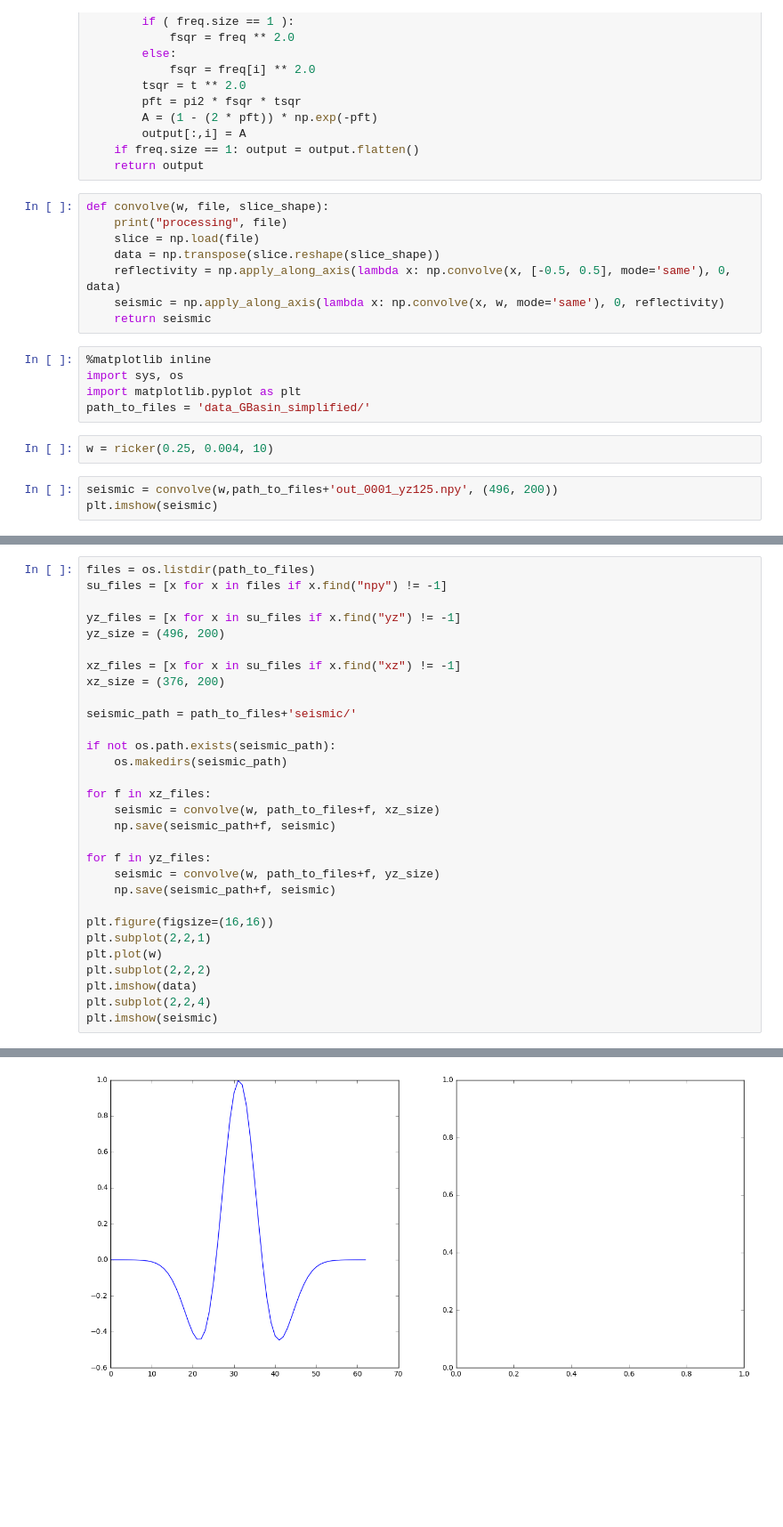
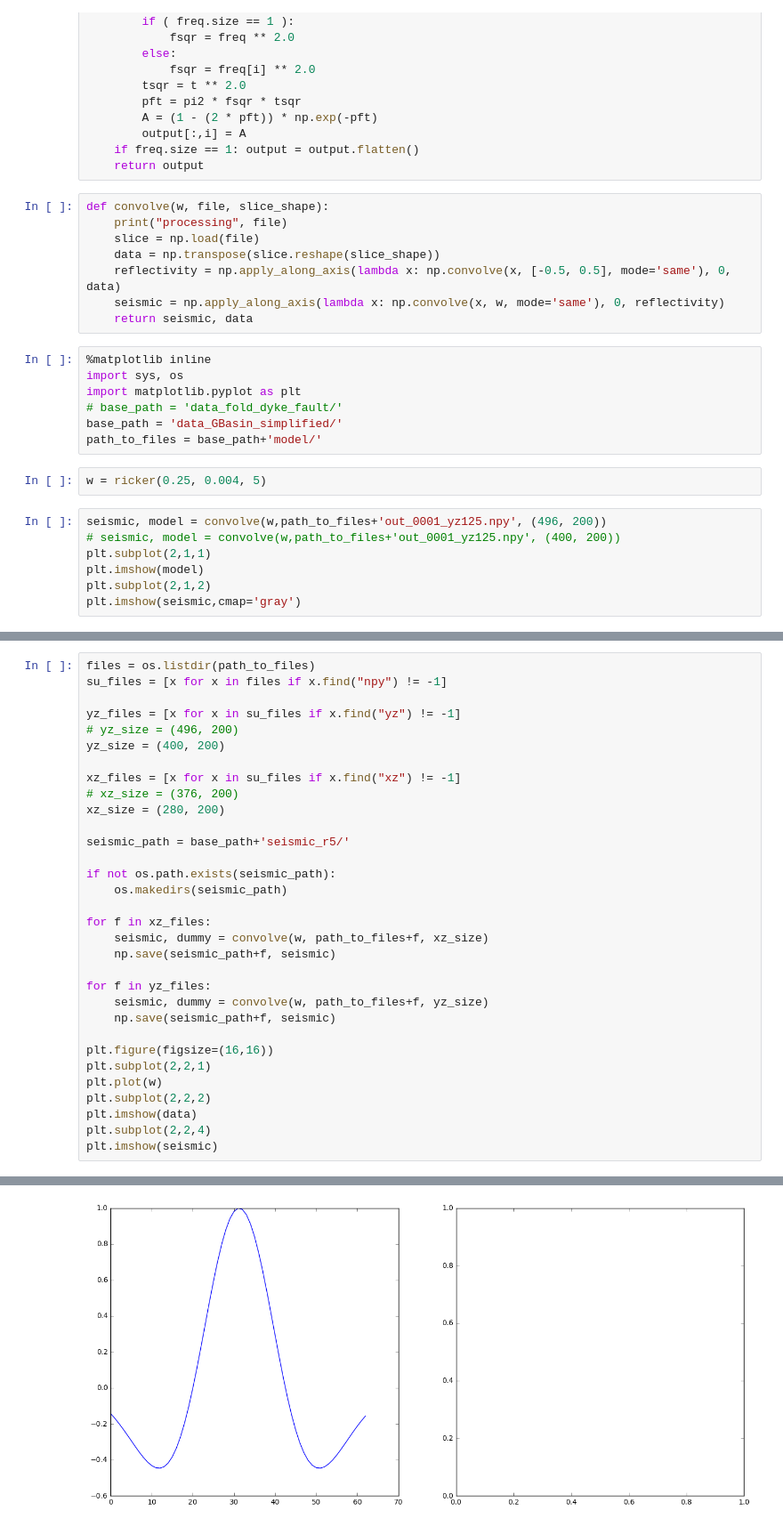
Before and after one commit to stevejpurves/model2seis, a Jupyter notebook: model/quick_conv_npy.ipynb, the cells around one changed output, grey strips where cells are left out. Shown at 89% size. Cells and saved outputs as stored; diff of their text form; blank space fills up the shorter version.

```diff
--- a/model/quick_conv_npy.ipynb
+++ b/model/quick_conv_npy.ipynb
@@ -24,15 +24,21 @@ def convolve(w, file, slice_shape):
     data = np.transpose(slice.reshape(slice_shape))
     reflectivity = np.apply_along_axis(lambda x: np.convolve(x, [-0.5, 0.5], mode='same'), 0, data)
     seismic = np.apply_along_axis(lambda x: np.convolve(x, w, mode='same'), 0, reflectivity)
-    return seismic
+    return seismic, data
 # %%
 %matplotlib inline
 import sys, os
 import matplotlib.pyplot as plt
-path_to_files = 'data_GBasin_simplified/'
+# base_path = 'data_fold_dyke_fault/'
+base_path = 'data_GBasin_simplified/'
+path_to_files = base_path+'model/'
 # %%
-w = ricker(0.25, 0.004, 10)
+w = ricker(0.25, 0.004, 5)
 # %%
-seismic = convolve(w,path_to_files+'out_0001_yz125.npy', (496, 200))
-plt.imshow(seismic)
+seismic, model = convolve(w,path_to_files+'out_0001_yz125.npy', (496, 200))
+# seismic, model = convolve(w,path_to_files+'out_0001_yz125.npy', (400, 200))
+plt.subplot(2,1,1)
+plt.imshow(model)
+plt.subplot(2,1,2)
+plt.imshow(seismic,cmap='gray')
 # %% [output]
@@ -44,22 +50,24 @@ files = os.listdir(path_to_files)
 su_files = [x for x in files if x.find("npy") != -1]
 
 yz_files = [x for x in su_files if x.find("yz") != -1]
-yz_size = (496, 200)
+# yz_size = (496, 200)
+yz_size = (400, 200)
 
 xz_files = [x for x in su_files if x.find("xz") != -1]
-xz_size = (376, 200)
+# xz_size = (376, 200)
+xz_size = (280, 200)
 
-seismic_path = path_to_files+'seismic/'
+seismic_path = base_path+'seismic_r5/'
 
 if not os.path.exists(seismic_path):
     os.makedirs(seismic_path)
 
 for f in xz_files:
-    seismic = convolve(w, path_to_files+f, xz_size)
+    seismic, dummy = convolve(w, path_to_files+f, xz_size)
     np.save(seismic_path+f, seismic)
 
 for f in yz_files:
-    seismic = convolve(w, path_to_files+f, yz_size)
+    seismic, dummy = convolve(w, path_to_files+f, yz_size)
     np.save(seismic_path+f, seismic)
 
 plt.figure(figsize=(16,16))
@@ -90,2 +98,2 @@ processing data_GBasin_simplified/out_0014_yz75.npy
 NameError: name 'data' is not defined
-[figure, old version]
+[figure, new version]
```
Also changed, not shown: parts of 2 cells of this notebook, 5 other files.
